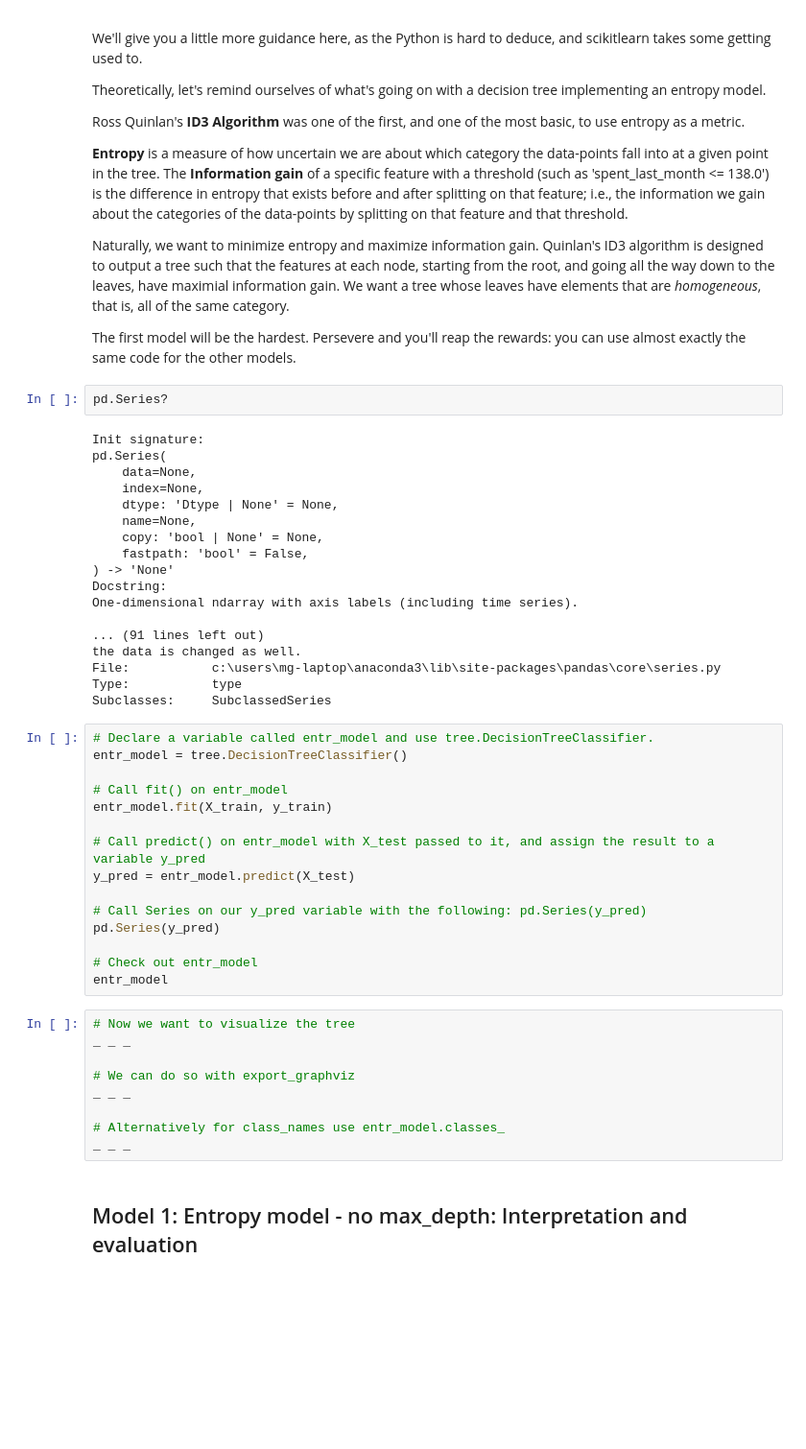
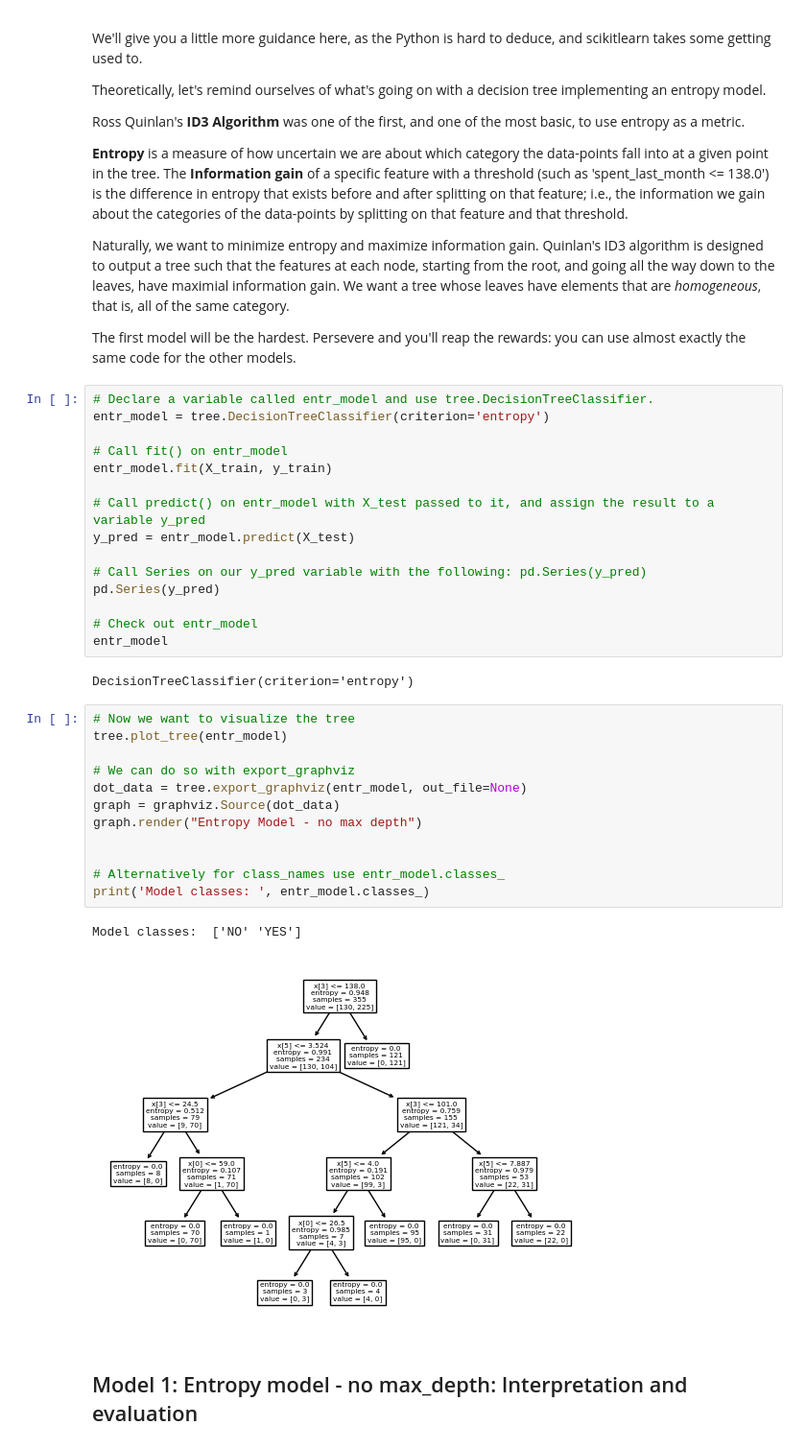
Before and after one commit to mdgarber/RRdinerCoffee_DecisionTree, a Jupyter notebook: 1613148038_Springboard_Decision_Tree_Specialty_Coffee_Case_Study_28012021_2_/Springboard Decision Tree Specialty Coffee Case Study - Tier 3.ipynb, the cells around one changed output. Shown at 96% size. Drawn from its saved outputs; the diff is of its cells as text; blank space fills up the shorter version.

```diff
--- a/1613148038_Springboard_Decision_Tree_Specialty_Coffee_Case_Study_28012021_2_/Springboard Decision Tree Specialty Coffee Case Study - Tier 3.ipynb
+++ b/1613148038_Springboard_Decision_Tree_Specialty_Coffee_Case_Study_28012021_2_/Springboard Decision Tree Specialty Coffee Case Study - Tier 3.ipynb
@@ -379,29 +380,9 @@ Ross Quinlan's **ID3 Algorithm** was one of the first, and one of the most basic
 Naturally, we want to minimize entropy and maximize information gain. Quinlan's ID3 algorithm is designed to output a tree such that the features at each node, starting from the root, and going all the way down to the leaves, have maximial information gain. We want a tree whose leaves have elements that are *homogeneous*, that is, all of the same category.
 
 The first model will be the hardest. Persevere and you'll reap the rewards: you can use almost exactly the same code for the other models.
-# %%
-pd.Series?
-# %% [output]
-Init signature:
-pd.Series(
-    data=None,
-    index=None,
-    dtype: 'Dtype | None' = None,
-    name=None,
-    copy: 'bool | None' = None,
-    fastpath: 'bool' = False,
-) -> 'None'
-Docstring:
-One-dimensional ndarray with axis labels (including time series).
-
-... (91 lines left out)
-the data is changed as well.
-File:           c:\users\mg-laptop\anaconda3\lib\site-packages\pandas\core\series.py
-Type:           type
-Subclasses:     SubclassedSeries
 # %%
 # Declare a variable called entr_model and use tree.DecisionTreeClassifier.
-entr_model = tree.DecisionTreeClassifier()
+entr_model = tree.DecisionTreeClassifier(criterion='entropy')
 
 # Call fit() on entr_model
 entr_model.fit(X_train, y_train)
@@ -414,15 +395,23 @@ pd.Series(y_pred)
 
 # Check out entr_model
 entr_model
+# %% [output]
+DecisionTreeClassifier(criterion='entropy')
 # %%
 # Now we want to visualize the tree
-_ _ _
+tree.plot_tree(entr_model)
 
 # We can do so with export_graphviz
-_ _ _
+dot_data = tree.export_graphviz(entr_model, out_file=None)
+graph = graphviz.Source(dot_data)
+graph.render("Entropy Model - no max depth")
+
 
 # Alternatively for class_names use entr_model.classes_
-_ _ _
+print('Model classes: ', entr_model.classes_)
+# %% [output]
+Model classes:  ['NO' 'YES']
+[figure, added]
 # %% [markdown]
 ## Model 1: Entropy model - no max_depth: Interpretation and evaluation
 # %%
```
Also changed, not shown: parts of 9 cells of this notebook, 4 other files.
